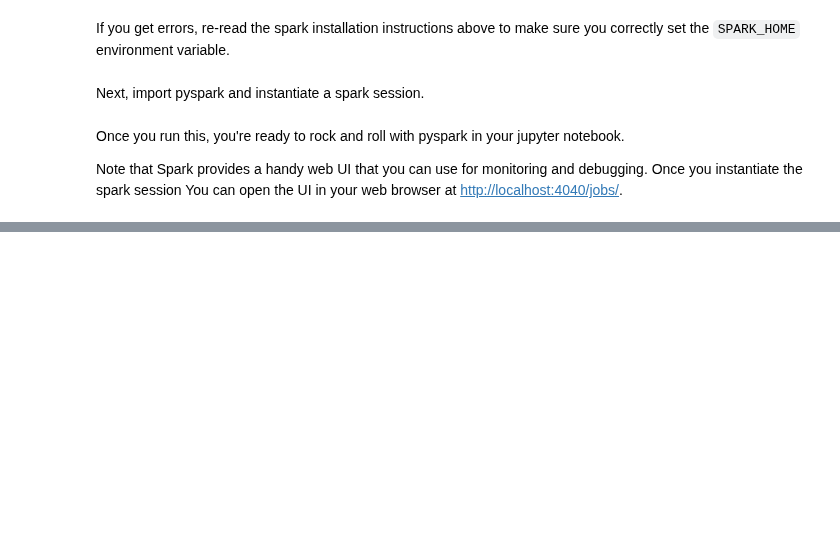
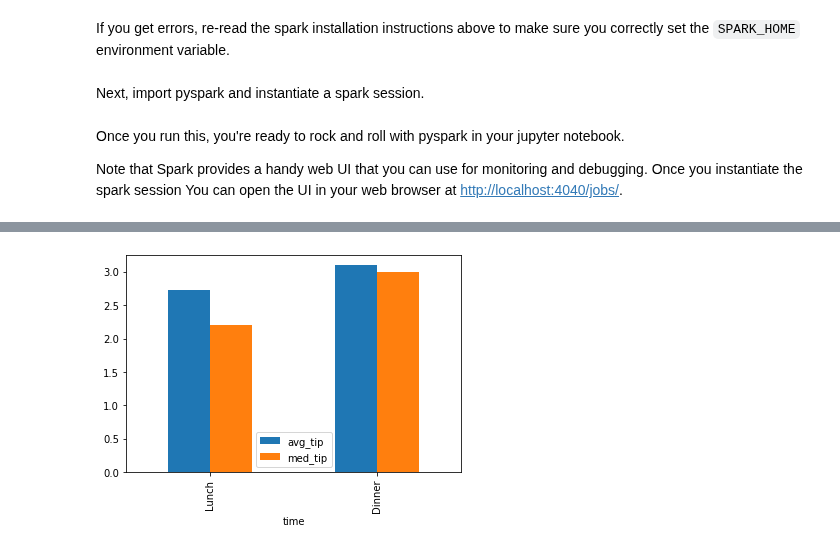
Before and after one commit to mcb00/blog, a Jupyter notebook: _drafts/how-to-get-pyspark-on-your-laptop.ipynb, the cells around one changed output, grey strips where cells are left out. Saved outputs shown, nothing was run; the diff lists cells and outputs as text; code cells hidden in the pictures; blank space fills up the shorter version.

Commit message:
Add more content to pyspark post.

```diff
--- a/_drafts/how-to-get-pyspark-on-your-laptop.ipynb
+++ b/_drafts/how-to-get-pyspark-on-your-laptop.ipynb
@@ -167,0 +399,15 @@ Once you instantiate the spark session You can open the UI in your web browser a
+# %%
+# run hive query and save result to dataframe
+tip_stats_by_time = spark.sql("""
+    select
+        time
+        , count(*) as n
+        , avg(tip) as avg_tip
+        , percentile_approx(tip, 0.5) as med_tip
+        , avg(case when tip > 3 then 1 else 0 end) as pct_tip_gt_3
+    from
+        tips
+    group by 1
+""")
+
+tip_stats_by_time.show()
@@ -167,0 +429,6 @@ Once you instantiate the spark session You can open the UI in your web browser a
+# %%
+# read aggregated pyspark dataframe into pandas for plotting
+plot_df = tip_stats_by_time.toPandas()
+plot_df.plot.bar(x='time', y=['avg_tip', 'med_tip']);
+# %% [output]
+[figure, added]
```
Also changed, not shown: parts of 42 cells of this notebook.
